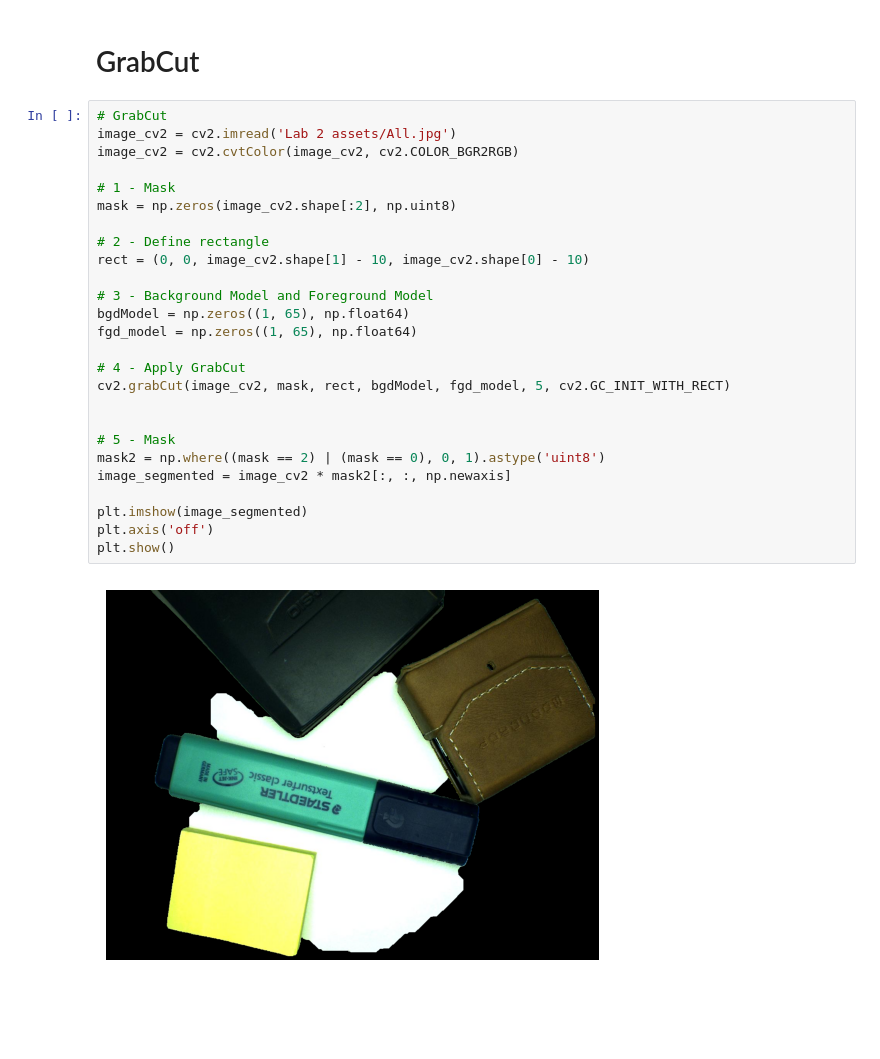
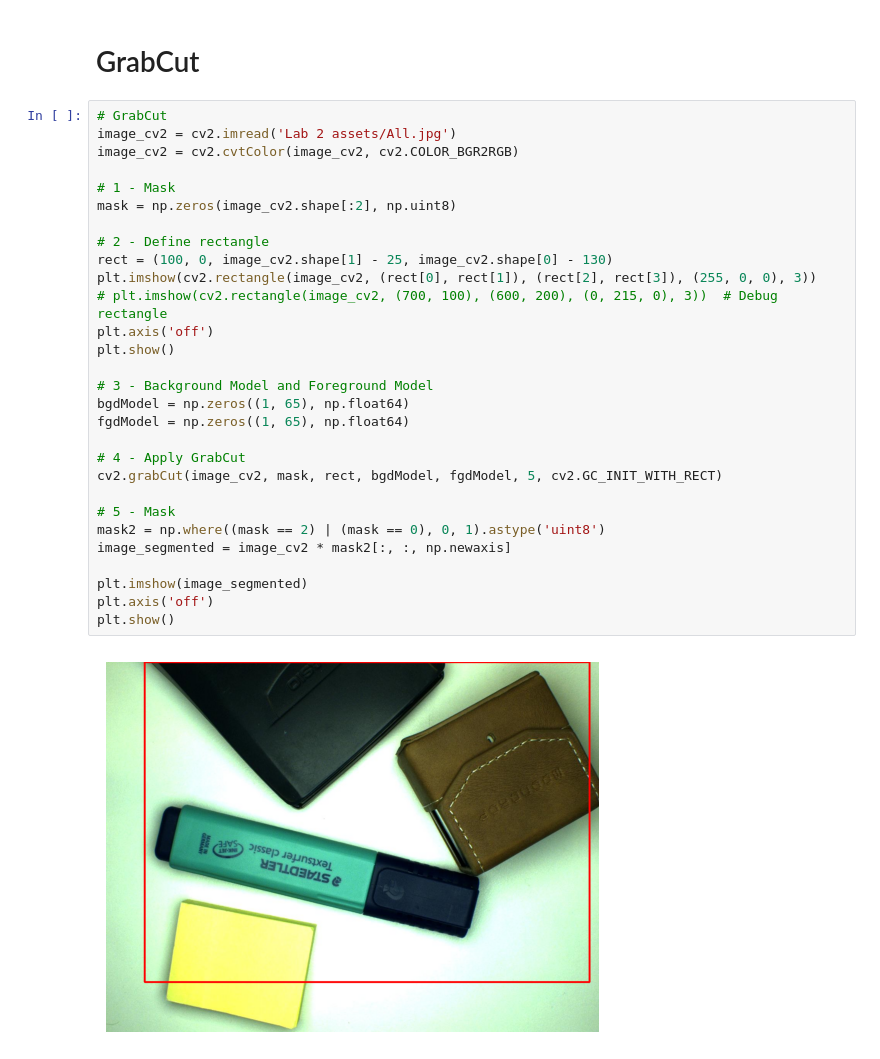
Before and after one commit to Leejames2305/MachineVisionLab, a Jupyter notebook: Lab 2.ipynb, the cells around one changed output. Cells and saved outputs as stored; diff of their text form; blank space fills up the shorter version.

Commit message:
GrabCut Mostly Suceess

```diff
--- a/Lab 2.ipynb
+++ b/Lab 2.ipynb
@@ -214,28 +214,31 @@ plt.show()
 # %%
 # GrabCut
 image_cv2 = cv2.imread('Lab 2 assets/All.jpg')
 image_cv2 = cv2.cvtColor(image_cv2, cv2.COLOR_BGR2RGB)
 
 # 1 - Mask
 mask = np.zeros(image_cv2.shape[:2], np.uint8)
 
 # 2 - Define rectangle
-rect = (0, 0, image_cv2.shape[1] - 10, image_cv2.shape[0] - 10)
+rect = (100, 0, image_cv2.shape[1] - 25, image_cv2.shape[0] - 130)
+plt.imshow(cv2.rectangle(image_cv2, (rect[0], rect[1]), (rect[2], rect[3]), (255, 0, 0), 3))
+# plt.imshow(cv2.rectangle(image_cv2, (700, 100), (600, 200), (0, 215, 0), 3))  # Debug rectangle
+plt.axis('off')
+plt.show()
 
 # 3 - Background Model and Foreground Model
 bgdModel = np.zeros((1, 65), np.float64)
-fgd_model = np.zeros((1, 65), np.float64)
+fgdModel = np.zeros((1, 65), np.float64)
 
 # 4 - Apply GrabCut
-cv2.grabCut(image_cv2, mask, rect, bgdModel, fgd_model, 5, cv2.GC_INIT_WITH_RECT)
-
+cv2.grabCut(image_cv2, mask, rect, bgdModel, fgdModel, 5, cv2.GC_INIT_WITH_RECT)
 
 # 5 - Mask
 mask2 = np.where((mask == 2) | (mask == 0), 0, 1).astype('uint8')
 image_segmented = image_cv2 * mask2[:, :, np.newaxis]
 
 plt.imshow(image_segmented)
 plt.axis('off')
 plt.show()
 # %% [output]
-[figure, old version]
+[figure, new version]
```
Also changed, not shown: parts of 1 cell of this notebook.
